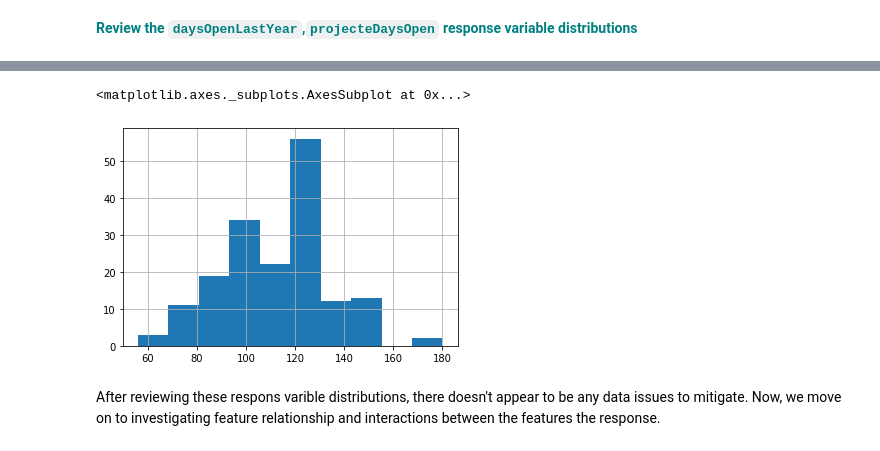
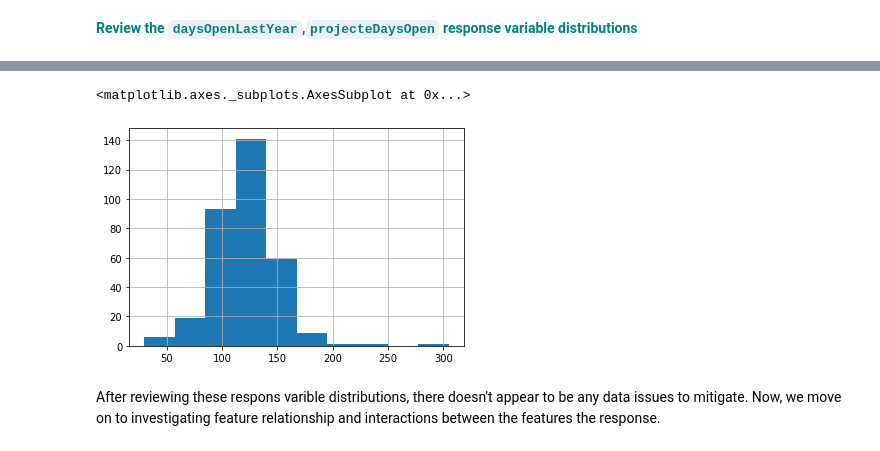
Before and after one commit to Oraff1/GuidedCapstone, a Jupyter notebook: DataWrangling/Notebook_stepthree.ipynb, the cells around one changed output, grey strips where cells are left out. Saved outputs shown, nothing was run; the diff lists cells and outputs as text; code cells hidden in the pictures.

```diff
--- a/DataWrangling/Notebook_stepthree.ipynb
+++ b/DataWrangling/Notebook_stepthree.ipynb
@@ -292,8 +285,8 @@ dfno['daysOpenLastYear'].hist()
 # %%
-dfno['projectedDaysOpen'].hist()
+df['projectedDaysOpen'].hist()
 # %% [output]
 <matplotlib.axes._subplots.AxesSubplot at 0x...>
-[figure, old version]
+[figure, new version]
 # %% [markdown]
 After reviewing these respons varible distributions, there doesn't appear to be any data issues to mitigate. Now, we move on to investigating feature relationship and interactions between the features the response.
 # %% [markdown]
```
Also changed, not shown: parts of 22 cells of this notebook.
